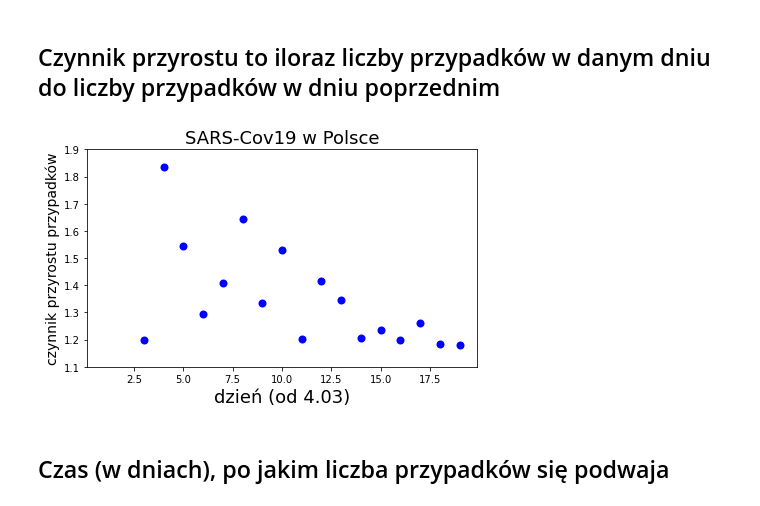
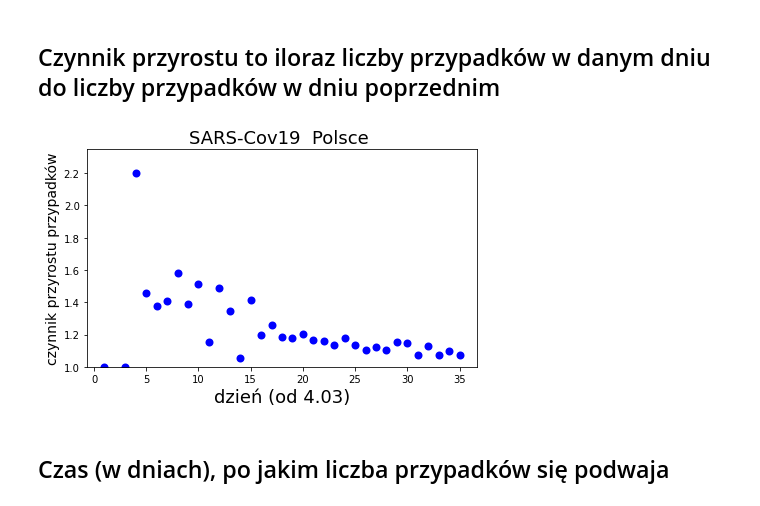
Before and after one commit to marcinwolter/MyRepo, a Jupyter notebook: cov_19.ipynb, the cells around one changed output. Cells and saved outputs as stored; diff of their text form; code cells hidden in the pictures.

```diff
--- a/cov_19.ipynb
+++ b/cov_19.ipynb
@@ -12,3 +13,3 @@ Dane z https://en.wikipedia.org/wiki/2020_coronavirus_pandemic_in_Poland
 # %%
 # PL
-pol= [1, 1, 5, 6, 11, 17, 22, 31, 51, 68, 104, 125, 177, 238, 287, 355, 425, 536, 634, 749]
+poland= [1,1,5,5,11,16,22,31,49,68,103,119,177,238,251,355,425,536,634,749,901,1051,1221,1389,1638,1862,2055,2311,2554,2946,3383,3627,4102,4413,4848,5205]
@@ -20 +21,8 @@ pol= [1, 1, 5, 6, 11, 17, 22, 31, 51, 68, 104, 125, 177, 238, 287, 355, 425, 536
+# %%
+pol =poland
+#pol = it
+text = " Polsce "
+#text = " Włoszech"
+maxplot = 2.5
+#maxplot = 1.5
 # %%
@@ -59,18 +68,20 @@ fig.savefig("przyrost.jpg",bbox_inches="tight");
 # %% [markdown]
 ## Czynnik przyrostu to iloraz liczby przypadków w danym dniu do liczby przypadków w dniu poprzednim
 # %%
+from statistics import mean
+
 fpol=[pol[i+1]/pol[i] for i in range(0,len(pol)-1) ]
 
 fig=plt.figure(figsize=(7,4))
 plt.scatter(day, fpol, color='blue', lw=2)
 plt.xlabel('dzień (od 4.03)',fontsize=18)
 plt.ylabel('czynnik przyrostu przypadków',fontsize=14)
-plt.title('SARS-Cov19 w Polsce',fontsize=18)
-plt.ylim(1.1,1.9)
+plt.title('SARS-Cov19 '+text,fontsize=18)
+plt.ylim(1.0,2.*mean(fpol[10:]))
 plt.show()
 fig.savefig("czynnik.jpg",bbox_inches="tight");
 # %% [output]
-[figure, old version]
+[figure, new version]
 # %% [markdown]
 ## Czas (w dniach), po jakim liczba przypadków się podwaja
 # %%
```
Also changed, not shown: parts of 18 cells of this notebook.
